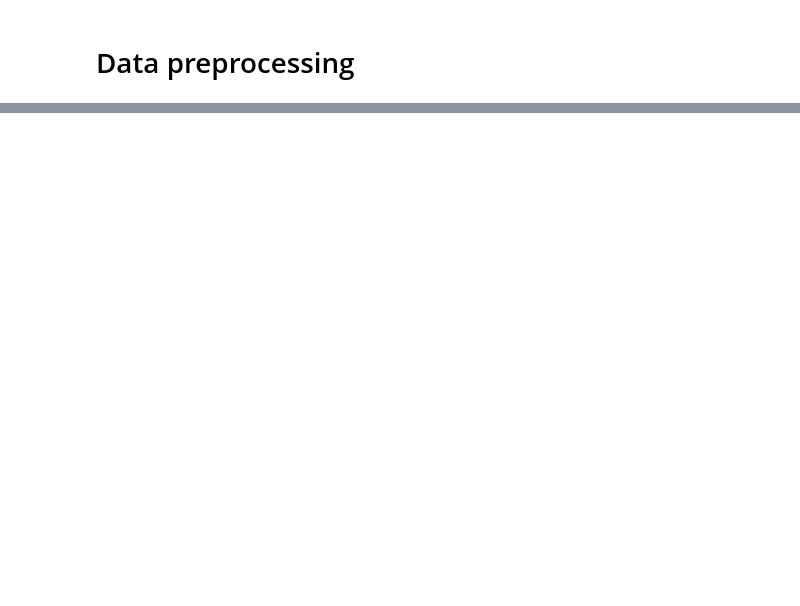
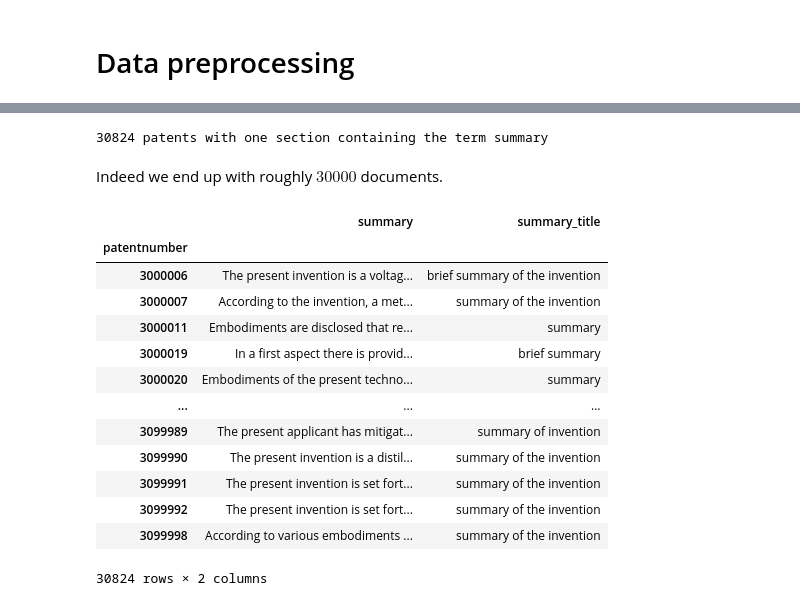
Before and after one commit to NLPNice/final-project, a Jupyter notebook: preprocessing/Preprocessing.ipynb, the cells around one changed output, grey strips where cells are left out. Cells and saved outputs as stored; diff of their text form; code cells hidden in the pictures; blank space fills up the shorter version.

```diff
--- a/preprocessing/Preprocessing.ipynb
+++ b/preprocessing/Preprocessing.ipynb
@@ -180,0 +87,40 @@ dataset.to_csv("summaries_claims.csv")
+# %%
+df["summaries"] = df["description"].progress_apply(
+    lambda r: [eval(r)[k] for k in eval(r).keys() if 'summary' in k.lower()],
+    convert_dtype=False)
+# %%
+# filter out all the patents that contains more than one section named summary
+df = df[df['summaries'].progress_apply(len) == 1]
+# %%
+print(f"{df.shape[0]} patents with one section containing the term summary")
+# %% [output]
+30824 patents with one section containing the term summary
+# %% [markdown]
+Indeed we end up with roughly $30000$ documents.
+# %%
+# summaries end up being a list of paragraphs, join all the paragraph in one
+# big text corpora
+df['summaries'] = df['summaries'].apply(lambda r: ' '.join(r[0]))
+df = df.rename(columns={"summaries": "summary"})
+# %%
+# extract summary titles as well
+df['summary_title'] = df["description"].progress_apply(
+    lambda r: [k.lower() for k in eval(r).keys() if 'summary' in k.lower()][0],
+    convert_dtype=False)
+# %%
+df[["summary", "summary_title"]]
+# %% [output]
+|  | summary | summary_title |
+| patentnumber |  |  |
+| 3000006 | The present invention is a voltag... | brief summary of the invention |
+| 3000007 | According to the invention, a met... | summary of the invention |
+| 3000011 | Embodiments are disclosed that re... | summary |
+| 3000019 | In a first aspect there is provid... | brief summary |
+| 3000020 | Embodiments of the present techno... | summary |
+| ... | ... | ... |
+| 3099989 | The present applicant has mitigat... | summary of invention |
+| 3099990 | The present invention is a distil... | summary of the invention |
+| 3099991 | The present invention is set fort... | summary of the invention |
+| 3099992 | The present invention is set fort... | summary of the invention |
+| 3099998 | According to various embodiments ... | summary of the invention |
+30824 rows × 2 columns
```
Also changed, not shown: parts of 41 cells of this notebook, 3 other files.
